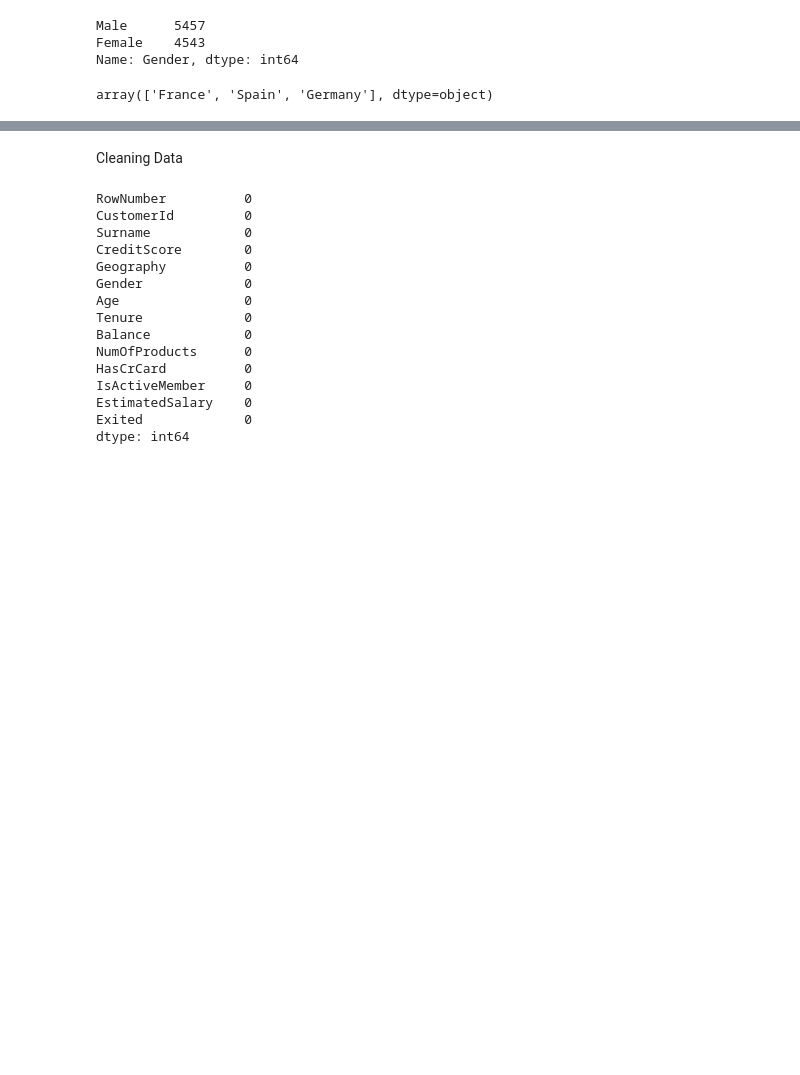
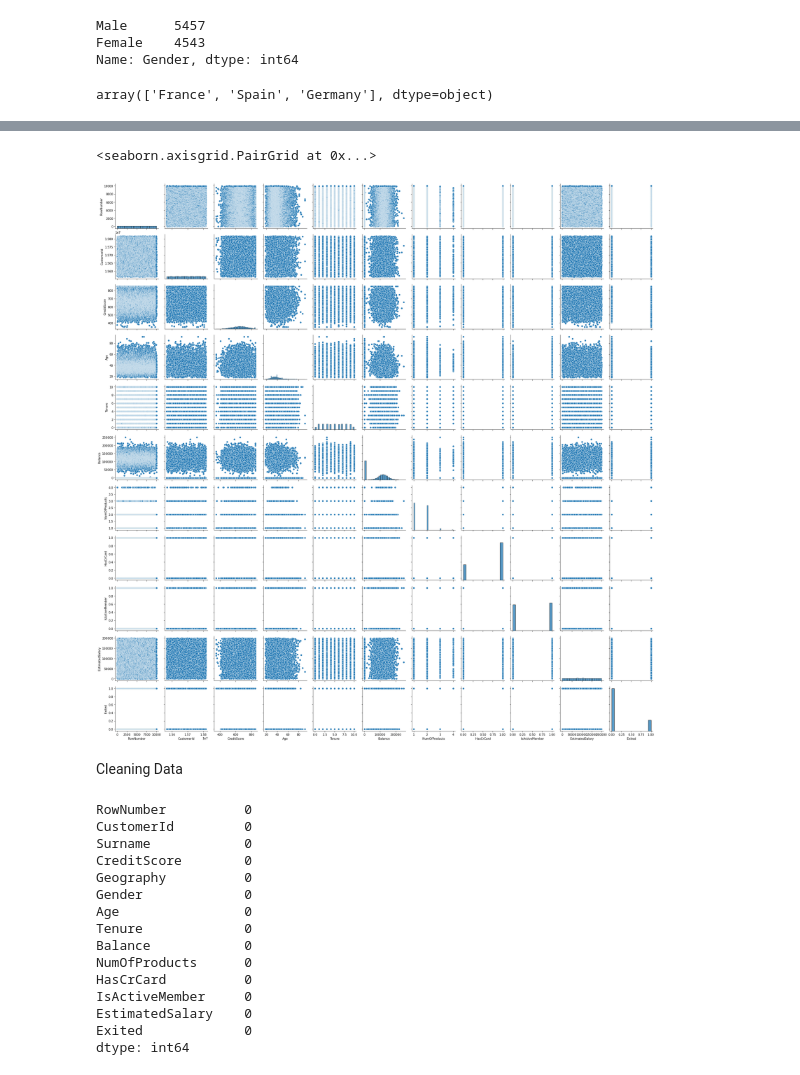
Before and after one commit to David-odhiambo254/logistic-regression, a Jupyter notebook: Churn_Modeling.ipynb, the cells around one changed output, grey strips where cells are left out. Saved outputs shown, nothing was run; the diff lists cells and outputs as text; code cells hidden in the pictures; blank space fills up the shorter version.

```diff
--- a/Churn_Modeling.ipynb
+++ b/Churn_Modeling.ipynb
@@ -99,3 +136,8 @@ array(['France', 'Spain', 'Germany'], dtype=object)
+# %%
+sns.pairplot(data)
+# %% [output]
+<seaborn.axisgrid.PairGrid at 0x...>
+[figure, added]
 # %% [markdown]
  Cleaning Data
 # %%
```
Also changed, not shown: parts of 43 cells of this notebook.
